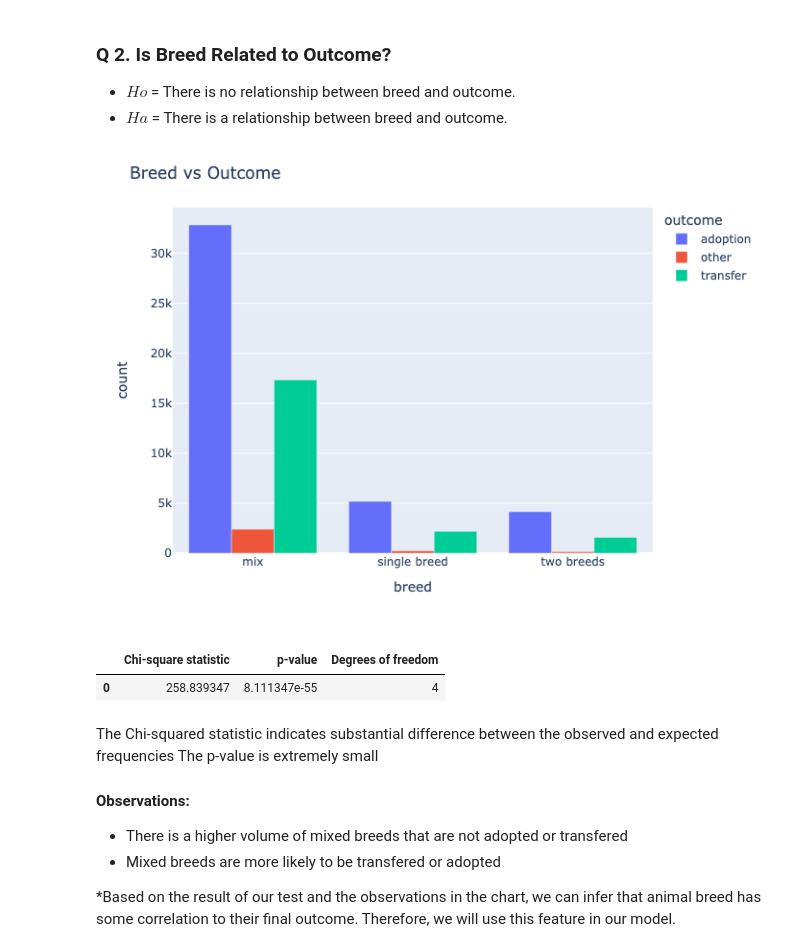
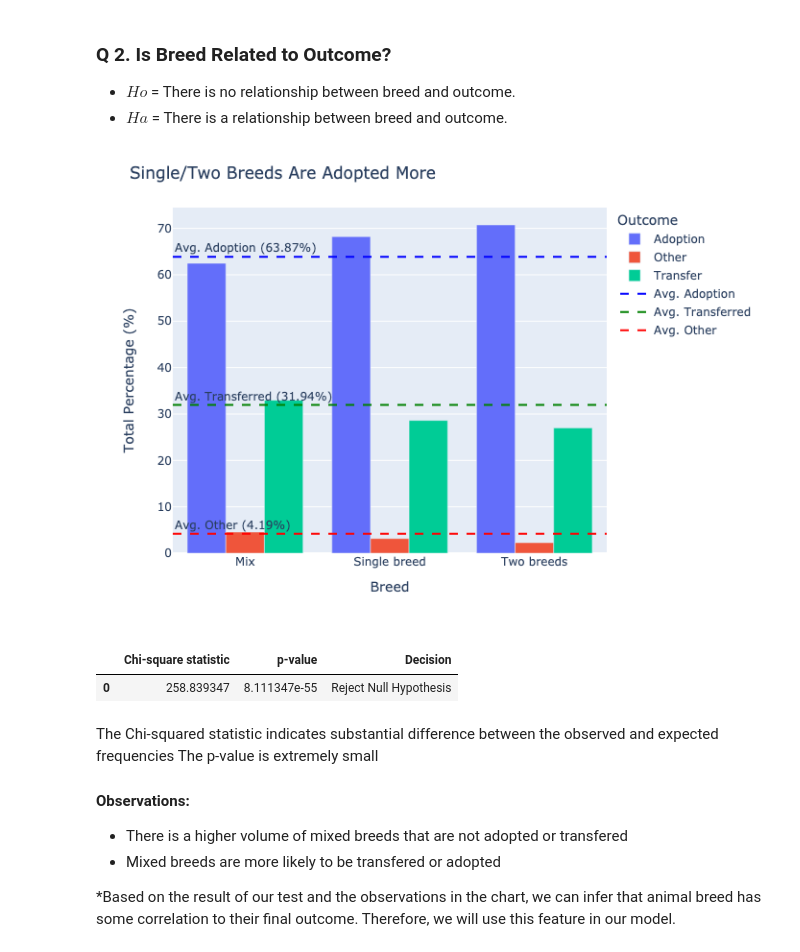
Before and after one commit to pound-puppies/animal-advocacy, a Jupyter notebook: final_report.ipynb, the cells around one changed output. Drawn from its saved outputs; the diff is of its cells as text; code cells hidden in the pictures.

```diff
--- a/final_report.ipynb
+++ b/final_report.ipynb
@@ -68,0 +69,4 @@ test -> (22014, 14), 20.0%
+# %%
+df = pd.read_csv("df.csv")
+df = df.drop(columns=["Unnamed: 0"])
+train, validate, test = w.split_data(df, 'outcome')
@@ -125,14 +133,14 @@ The p-value is extremely small
 * $Ho$ = There is no relationship between breed and outcome.
 * $Ha$ = There is a relationship between breed and outcome.
 # %%
-f.breed_viz(train)
+f.px_viz(train, "breed", "outcome", "Breed", 'Single/Two Breeds Are Adopted More')
 # %% [output]
-[figure, old version]
+[figure, new version]
-# %%
-f.breed_stats(train)
-# %% [output]
-|  | Chi-square statistic | p-value | Degrees of freedom |
-| 0 | 258.839347 | 8.111347e-55 | 4 |
+# %%
+f.chi_stats(train, "breed", "outcome")
+# %% [output]
+|  | Chi-square statistic | p-value | Decision |
+| 0 | 258.839347 | 8.111347e-55 | Reject Null Hypothesis |
 # %% [markdown]
 The Chi-squared statistic indicates substantial difference between the observed and expected frequencies
 The p-value is extremely small
```
Also changed, not shown: parts of 28 cells of this notebook, 2 other files.
